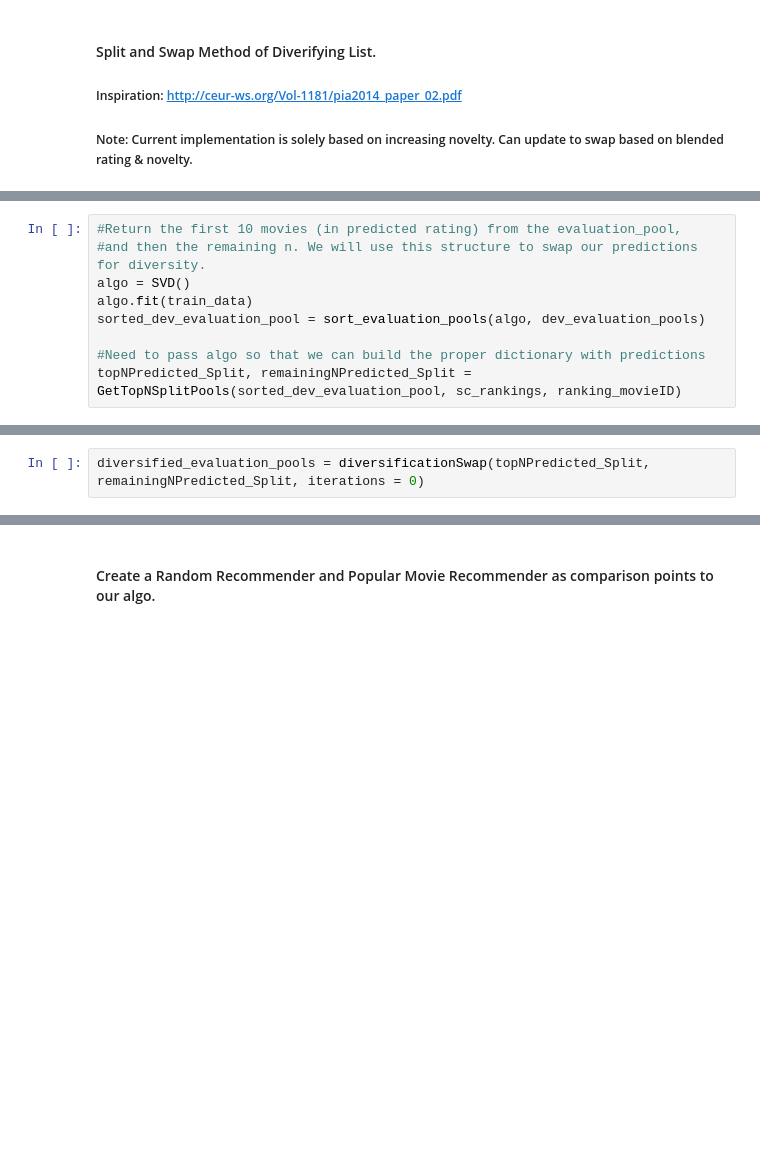
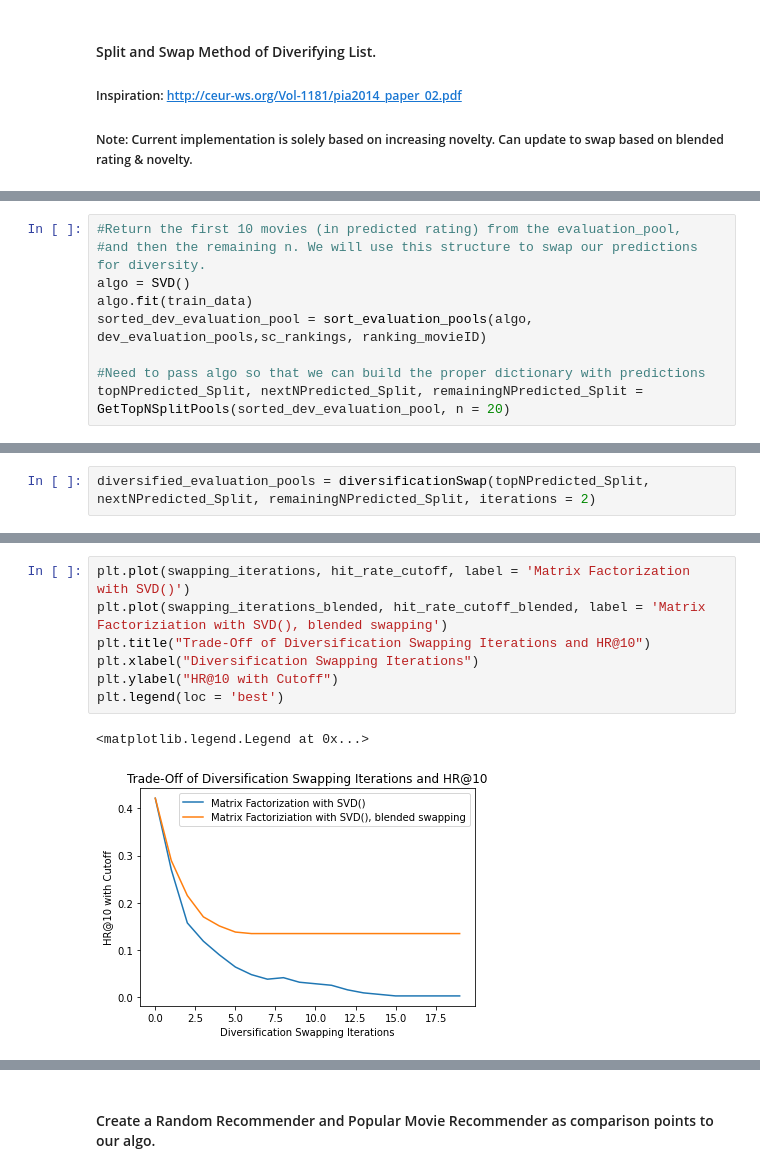
Before and after one commit to bdougall/W207_movies, a Jupyter notebook: jerico_notebook_2.ipynb, the cells around one changed output, grey strips where cells are left out. Cells and saved outputs as stored; diff of their text form; blank space fills up the shorter version.

```diff
--- a/jerico_notebook_2.ipynb
+++ b/jerico_notebook_2.ipynb
@@ -883,7 +928,7 @@ def GetTopNSplitPools(sorted_evaluation_pool, ranking_list, ranking_movies):
 #and then the remaining n. We will use this structure to swap our predictions for diversity.
 algo = SVD()
 algo.fit(train_data)
-sorted_dev_evaluation_pool = sort_evaluation_pools(algo, dev_evaluation_pools)
+sorted_dev_evaluation_pool = sort_evaluation_pools(algo, dev_evaluation_pools,sc_rankings, ranking_movieID)
 
 #Need to pass algo so that we can build the proper dictionary with predictions
-topNPredicted_Split, remainingNPredicted_Split = GetTopNSplitPools(sorted_dev_evaluation_pool, sc_rankings, ranking_movieID)
+topNPredicted_Split, nextNPredicted_Split, remainingNPredicted_Split = GetTopNSplitPools(sorted_dev_evaluation_pool, n = 20)
@@ -965,2 +1114,2 @@ def diversificationSwap(topNPredicted, remainingNPredicted, iterations = 1):
 # %%
-diversified_evaluation_pools = diversificationSwap(topNPredicted_Split, remainingNPredicted_Split, iterations = 0)
+diversified_evaluation_pools = diversificationSwap(topNPredicted_Split, nextNPredicted_Split, remainingNPredicted_Split, iterations = 2)
@@ -977,0 +1194,10 @@ Cumulative HR@10 for random pools > 4 and n = 10: 0.045
+# %%
+plt.plot(swapping_iterations, hit_rate_cutoff, label = 'Matrix Factorization with SVD()')
+plt.plot(swapping_iterations_blended, hit_rate_cutoff_blended, label = 'Matrix Factoriziation with SVD(), blended swapping')
+plt.title("Trade-Off of Diversification Swapping Iterations and HR@10")
+plt.xlabel("Diversification Swapping Iterations")
+plt.ylabel("HR@10 with Cutoff")
+plt.legend(loc = 'best')
+# %% [output]
+<matplotlib.legend.Legend at 0x...>
+[figure, added]
```
Also changed, not shown: parts of 43 cells of this notebook.
